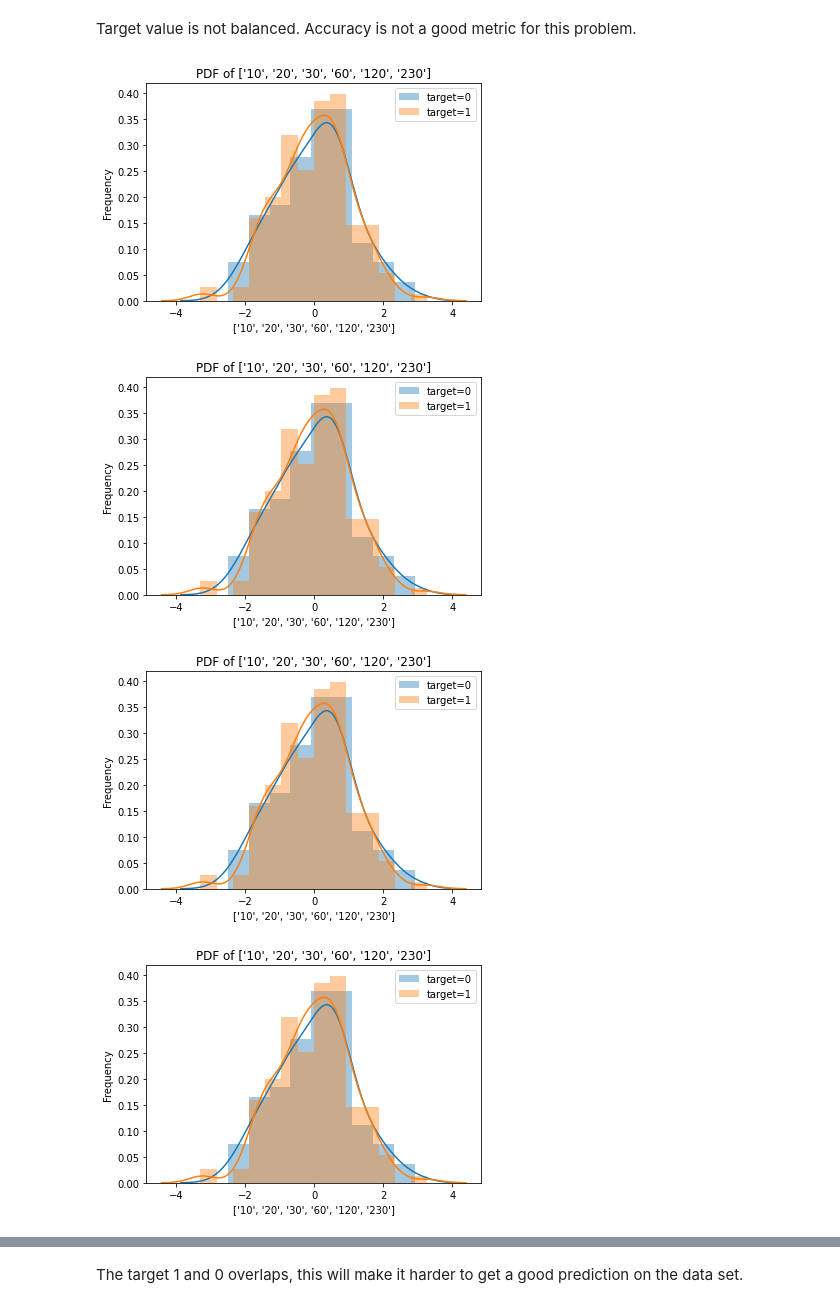
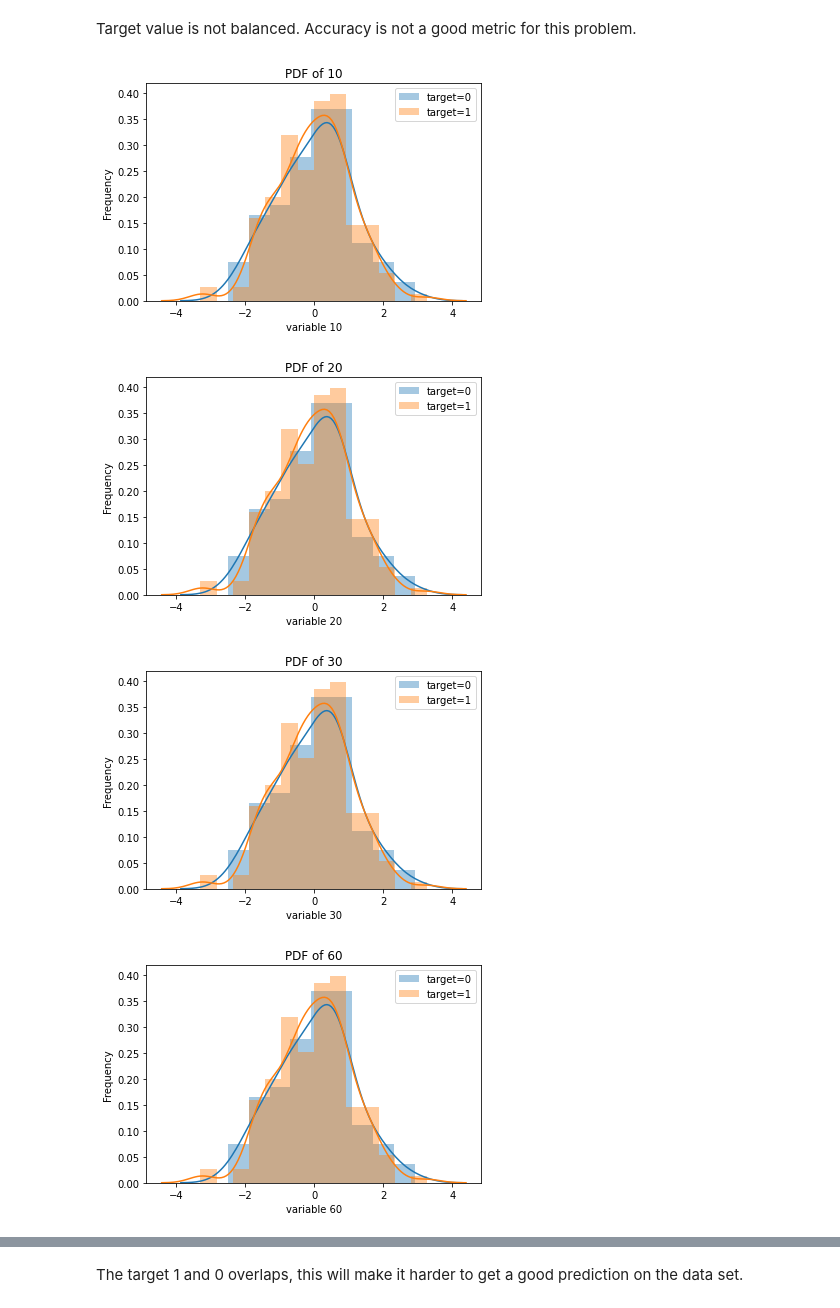
Before and after one commit to Abimbola-ai/Don-t-overfit-ii, a Jupyter notebook: Dont_overfit2.ipynb, the cells around one changed output, grey strips where cells are left out. Cells and saved outputs as stored; diff of their text form; code cells hidden in the pictures.

```diff
--- a/Dont_overfit2.ipynb
+++ b/Dont_overfit2.ipynb
@@ -72,18 +72,18 @@ Fraction of dataset contain total number of 1s: 64.0 %
 # %% [markdown]
 Target value is not balanced. Accuracy is not a good metric for this problem.
 # %%
-#Reveal some pattern about those that failed and those that did not
+#Reveal some pattern about the targets
 cols = ['10','20', '30','60', '120', '230']
 for c in cols:
     sns.distplot(train[train['target']==0][str(cols[0])], label='target=0')
     sns.distplot(train[train['target']==1][str(cols[0])], label='target=1')
     plt.legend(loc='upper right')
-    plt.xlabel(cols)
+    plt.xlabel('variable {}'.format(c))
     plt.ylabel('Frequency')
-    plt.title('PDF of {}'.format(cols))
+    plt.title('PDF of {}'.format(c))
     plt.show()
 # %% [output]
-[figure, old version]
+[figure, new version]
-[figure, old version]
+[figure, new version]
-[figure, old version]
+[figure, new version]
-[figure, old version]
+[figure, new version]
```
Also changed, not shown: parts of 2 cells of this notebook.
